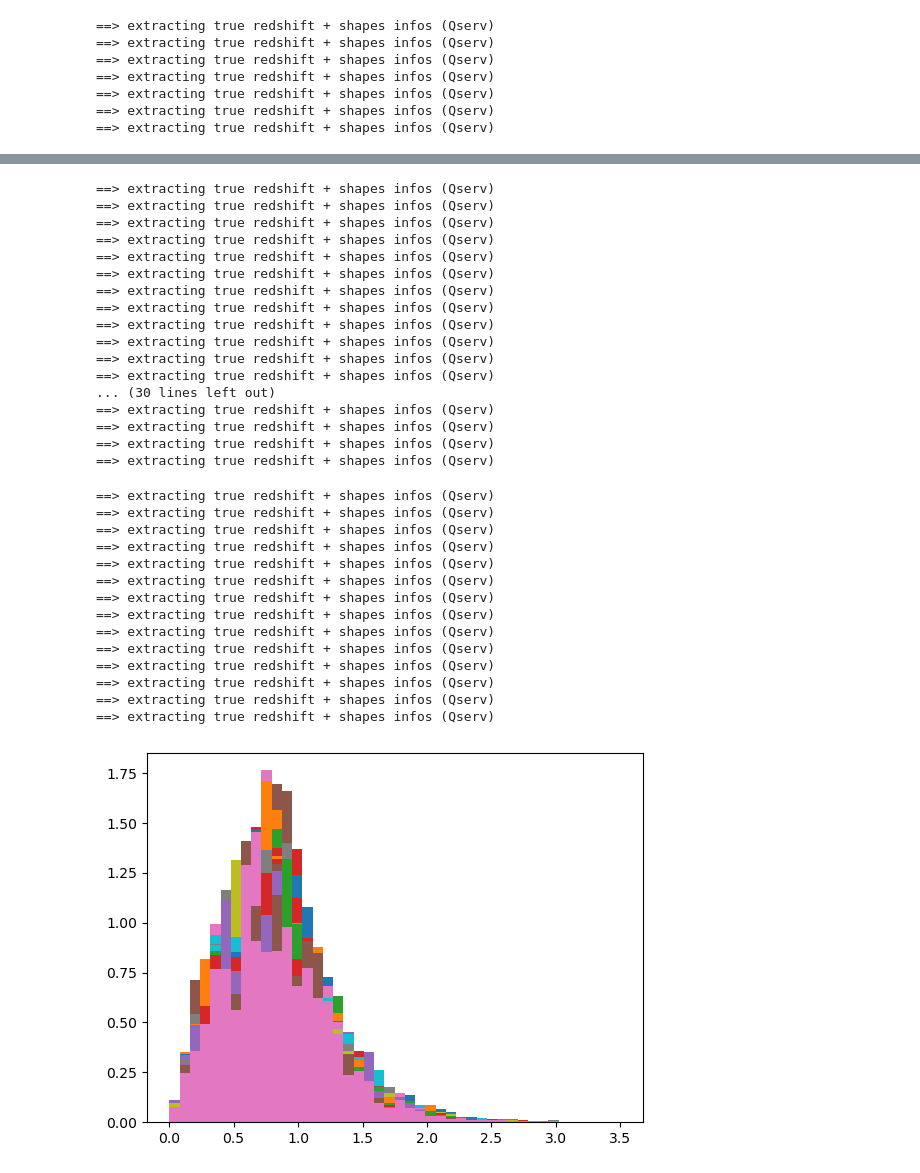
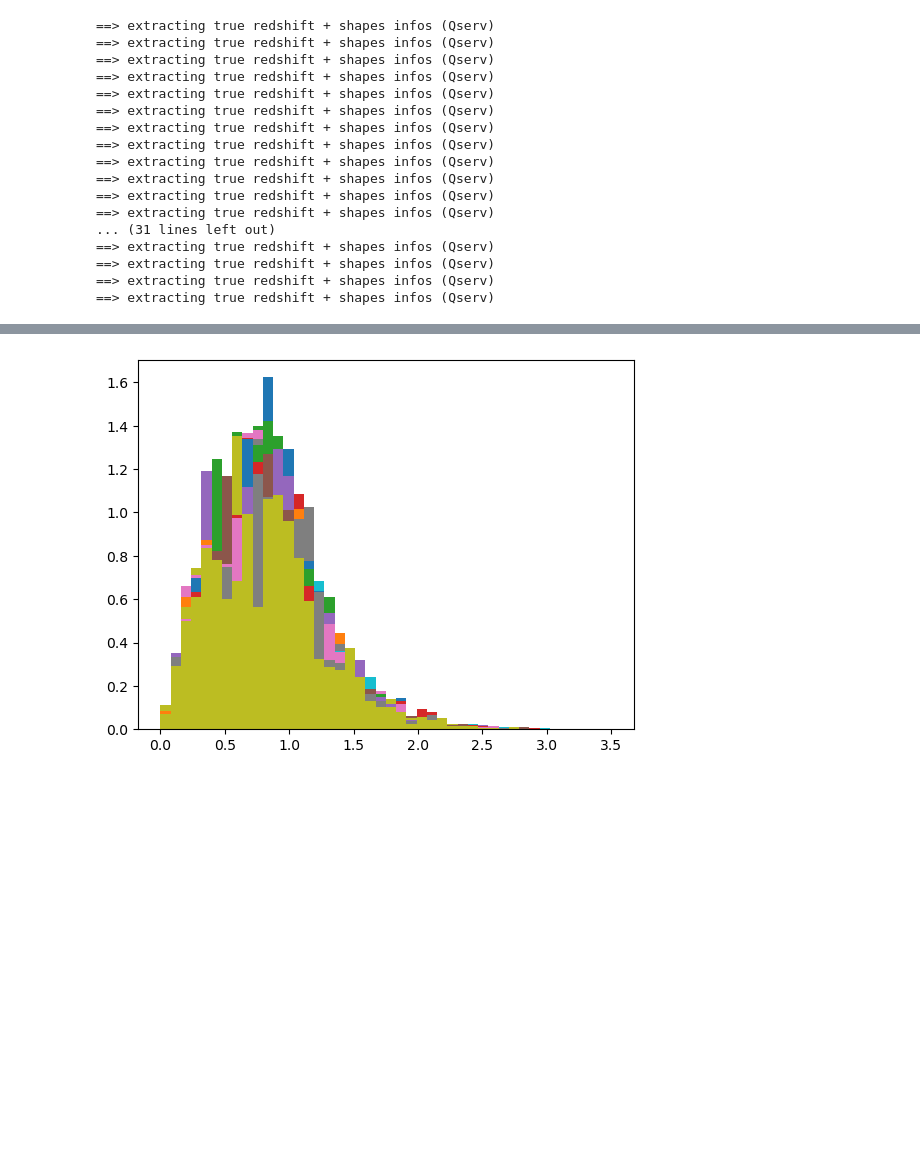
Before and after one commit to LSSTDESC/CLCosmo_Sim, a Jupyter notebook: extract_DC2_data/extract_DC2_data_vary_fiducial_cosmology/get_nz_of_cosmoDC2_sources.ipynb, the cells around one changed output, grey strips where cells are left out. Saved outputs shown, nothing was run; the diff lists cells and outputs as text; code cells hidden in the pictures; blank space fills up the shorter version.

```diff
--- a/extract_DC2_data/extract_DC2_data_vary_fiducial_cosmology/get_nz_of_cosmoDC2_sources.ipynb
+++ b/extract_DC2_data/extract_DC2_data_vary_fiducial_cosmology/get_nz_of_cosmoDC2_sources.ipynb
@@ -69,8 +70,8 @@ n_cl=len(lens_catalog_truncated)
 #load source catalogs
 healpix_dc2 = GCRCatalogs.load_catalog("cosmoDC2_v1.1.4_image").get_catalog_info()['healpix_pixels']
 # %%
-ra_list = np.random.random(100)*(np.max(lens_catalog['ra']) - np.min(lens_catalog['ra'])) + np.min(lens_catalog['ra'])
-dec_list = np.random.random(100)*(np.max(lens_catalog['dec']) - np.min(lens_catalog['dec'])) + np.min(lens_catalog['dec'])
+ra_list = np.random.random(50)*(np.max(lens_catalog['ra']) - np.min(lens_catalog['ra'])) + np.min(lens_catalog['ra'])
+dec_list = np.random.random(50)*(np.max(lens_catalog['dec']) - np.min(lens_catalog['dec'])) + np.min(lens_catalog['dec'])
 # %%
 def qserv_query(lens_z, theta_max, ra, dec):
     r"""
@@ -128,13 +129,14 @@ for ra, dec in zip(ra_list, dec_list):
     print('==> extracting true redshift + shapes infos (Qserv)')
     dat_extract=_utils_extract_sources_in_cosmoDC2.extract(qserv_query = qserv_query(z, theta_max, ra, dec),
                                         conn_qserv=conn, cosmo=None)
+    dat_extract_mag_cut = _config_extract_sources_cosmoDC2.source_selection_magnitude(dat_extract)
     if len(dat_extract)==0: continue
 
     if n == 0:
 
-        dat_extract_base=dat_extract
+        dat_extract_base=dat_extract_mag_cut
     else:
-        dat_extract_base = vstack([dat_extract_base, dat_extract])
+        dat_extract_base = vstack([dat_extract_base, dat_extract_mag_cut])
     bins=np.linspace(0, 3.5, 45)
     histogram, b, _ = plt.hist(dat_extract['z'], bins=bins, density=True)
     histogram_list.append(histogram)
@@ -147,6 +149,16 @@ for ra, dec in zip(ra_list, dec_list):
 ==> extracting true redshift + shapes infos (Qserv)
 ==> extracting true redshift + shapes infos (Qserv)
 ==> extracting true redshift + shapes infos (Qserv)
+==> extracting true redshift + shapes infos (Qserv)
+==> extracting true redshift + shapes infos (Qserv)
+==> extracting true redshift + shapes infos (Qserv)
+==> extracting true redshift + shapes infos (Qserv)
+==> extracting true redshift + shapes infos (Qserv)
+... (31 lines left out)
+==> extracting true redshift + shapes infos (Qserv)
+==> extracting true redshift + shapes infos (Qserv)
+==> extracting true redshift + shapes infos (Qserv)
+==> extracting true redshift + shapes infos (Qserv)
 ==> extracting true redshift + shapes infos (Qserv)
 ==> extracting true redshift + shapes infos (Qserv)
 ==> extracting true redshift + shapes infos (Qserv)
@@ -167,33 +165,2 @@ for ra, dec in zip(ra_list, dec_list):
-==> extracting true redshift + shapes infos (Qserv)
-==> extracting true redshift + shapes infos (Qserv)
-==> extracting true redshift + shapes infos (Qserv)
-==> extracting true redshift + shapes infos (Qserv)
-==> extracting true redshift + shapes infos (Qserv)
-==> extracting true redshift + shapes infos (Qserv)
-==> extracting true redshift + shapes infos (Qserv)
-==> extracting true redshift + shapes infos (Qserv)
-==> extracting true redshift + shapes infos (Qserv)
-==> extracting true redshift + shapes infos (Qserv)
-==> extracting true redshift + shapes infos (Qserv)
-==> extracting true redshift + shapes infos (Qserv)
-... (30 lines left out)
-==> extracting true redshift + shapes infos (Qserv)
-==> extracting true redshift + shapes infos (Qserv)
-==> extracting true redshift + shapes infos (Qserv)
-==> extracting true redshift + shapes infos (Qserv)
-==> extracting true redshift + shapes infos (Qserv)
-==> extracting true redshift + shapes infos (Qserv)
-==> extracting true redshift + shapes infos (Qserv)
-==> extracting true redshift + shapes infos (Qserv)
-==> extracting true redshift + shapes infos (Qserv)
-==> extracting true redshift + shapes infos (Qserv)
-==> extracting true redshift + shapes infos (Qserv)
-==> extracting true redshift + shapes infos (Qserv)
-==> extracting true redshift + shapes infos (Qserv)
-==> extracting true redshift + shapes infos (Qserv)
-==> extracting true redshift + shapes infos (Qserv)
-==> extracting true redshift + shapes infos (Qserv)
-==> extracting true redshift + shapes infos (Qserv)
-==> extracting true redshift + shapes infos (Qserv)
-[figure, old version]
+[figure, new version]
 # %%
```
Also changed, not shown: parts of 7 cells of this notebook, 2 other files.
